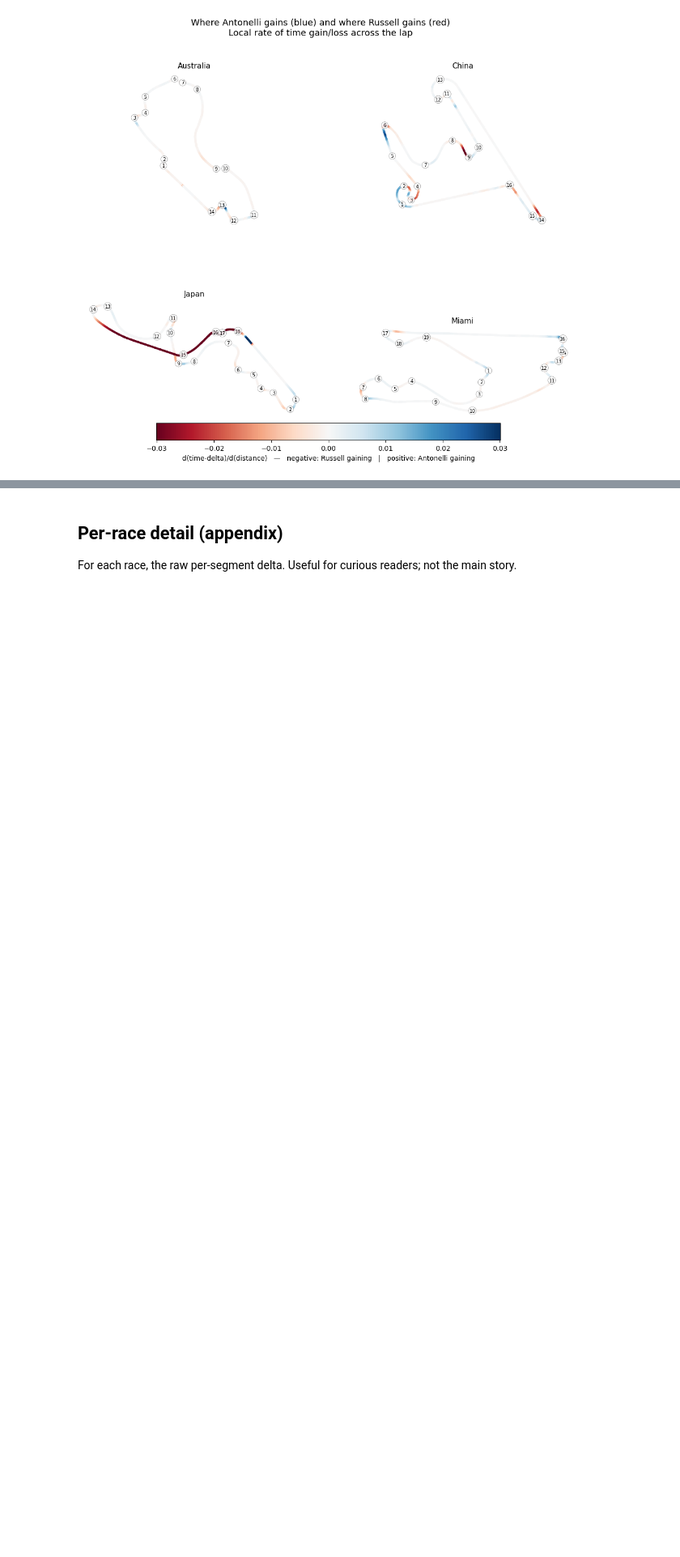
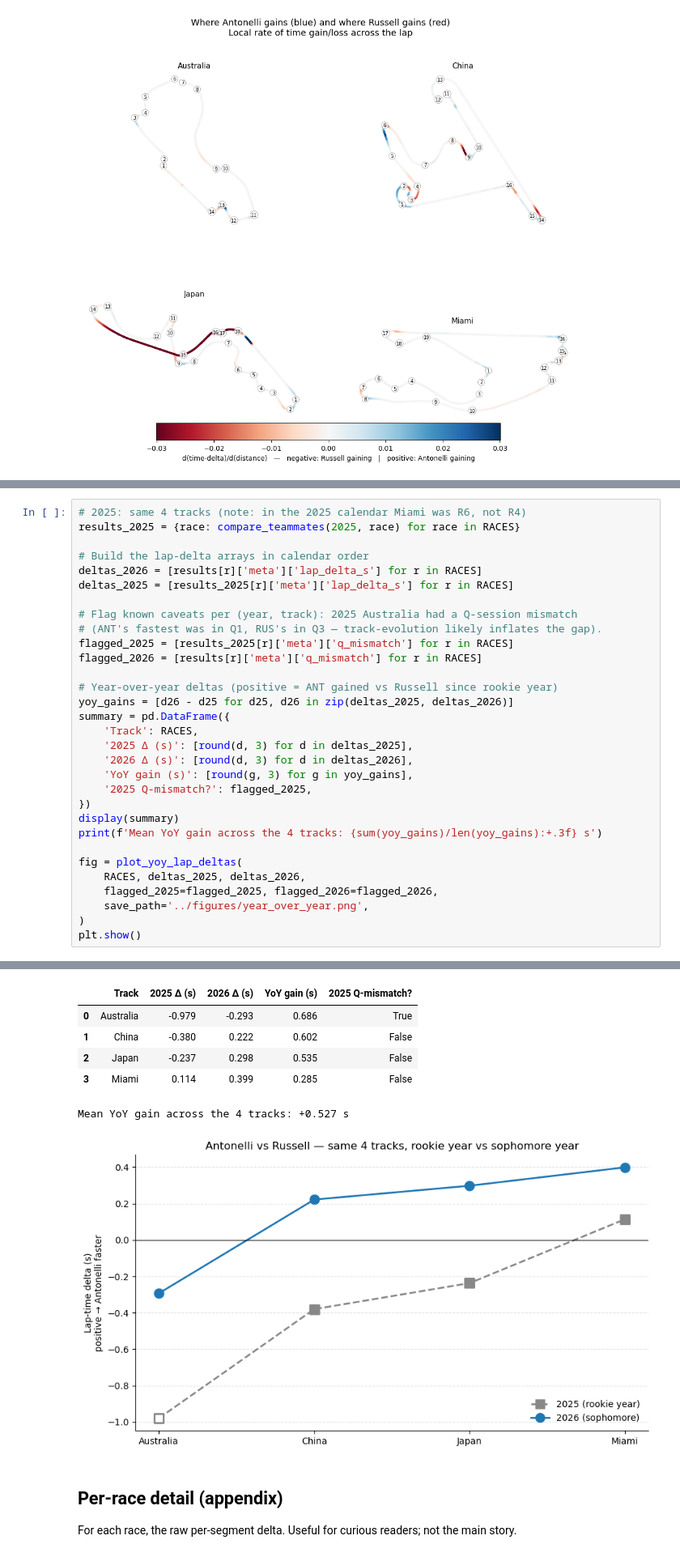
Before and after one commit to milescoler/antonelli-vs-russell, a Jupyter notebook: notebooks/01_antonelli_vs_russell.ipynb, the cells around one changed output, grey strips where cells are left out. Shown at 81% size. Drawn from its saved outputs; the diff is of its cells as text; blank space fills up the shorter version.

```diff
--- a/notebooks/01_antonelli_vs_russell.ipynb
+++ b/notebooks/01_antonelli_vs_russell.ipynb
@@ -261,0 +268,32 @@ core           INFO     Finished loading data for 22 drivers: ['12', '3', '16',
+# %%
+# 2025: same 4 tracks (note: in the 2025 calendar Miami was R6, not R4)
+results_2025 = {race: compare_teammates(2025, race) for race in RACES}
+
+# Build the lap-delta arrays in calendar order
+deltas_2026 = [results[r]['meta']['lap_delta_s'] for r in RACES]
+deltas_2025 = [results_2025[r]['meta']['lap_delta_s'] for r in RACES]
+
+# Flag known caveats per (year, track): 2025 Australia had a Q-session mismatch
+# (ANT's fastest was in Q1, RUS's in Q3 — track-evolution likely inflates the gap).
+flagged_2025 = [results_2025[r]['meta']['q_mismatch'] for r in RACES]
+flagged_2026 = [results[r]['meta']['q_mismatch'] for r in RACES]
+
+# Year-over-year deltas (positive = ANT gained vs Russell since rookie year)
+yoy_gains = [d26 - d25 for d25, d26 in zip(deltas_2025, deltas_2026)]
+summary = pd.DataFrame({
+    'Track': RACES,
+    '2025 Δ (s)': [round(d, 3) for d in deltas_2025],
+    '2026 Δ (s)': [round(d, 3) for d in deltas_2026],
+    'YoY gain (s)': [round(g, 3) for g in yoy_gains],
+    '2025 Q-mismatch?': flagged_2025,
+})
+display(summary)
+print(f'Mean YoY gain across the 4 tracks: {sum(yoy_gains)/len(yoy_gains):+.3f} s')
+
+fig = plot_yoy_lap_deltas(
+    RACES, deltas_2025, deltas_2026,
+    flagged_2025=flagged_2025, flagged_2026=flagged_2026,
+    save_path='../figures/year_over_year.png',
+)
+plt.show()
+# %% [output]
@@ -262,3 +317,10 @@ core           INFO     Finished loading data for 22 drivers: ['12', '3', '16',
+|  | Track | 2025 Δ (s) | 2026 Δ (s) | YoY gain (s) | 2025 Q-mismatch? |
+| 0 | Australia | -0.979 | -0.293 | 0.686 | True |
+| 1 | China | -0.380 | 0.222 | 0.602 | False |
+| 2 | Japan | -0.237 | 0.298 | 0.535 | False |
+| 3 | Miami | 0.114 | 0.399 | 0.285 | False |
+Mean YoY gain across the 4 tracks: +0.527 s
+[figure, added]
 # %% [markdown]
 ## Per-race detail (appendix)
 
```
Also changed, not shown: parts of 5 cells of this notebook, 3 other files.
